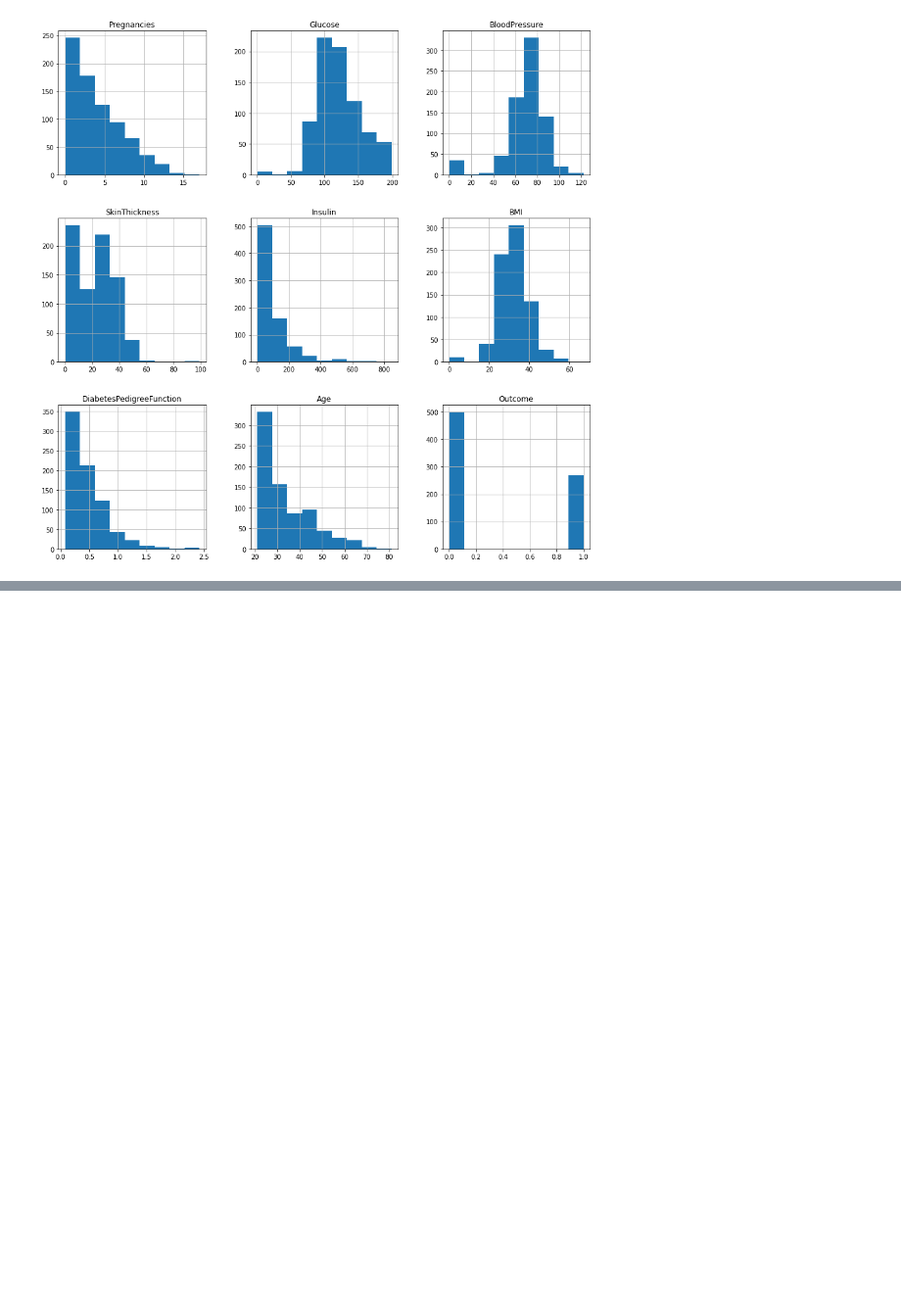
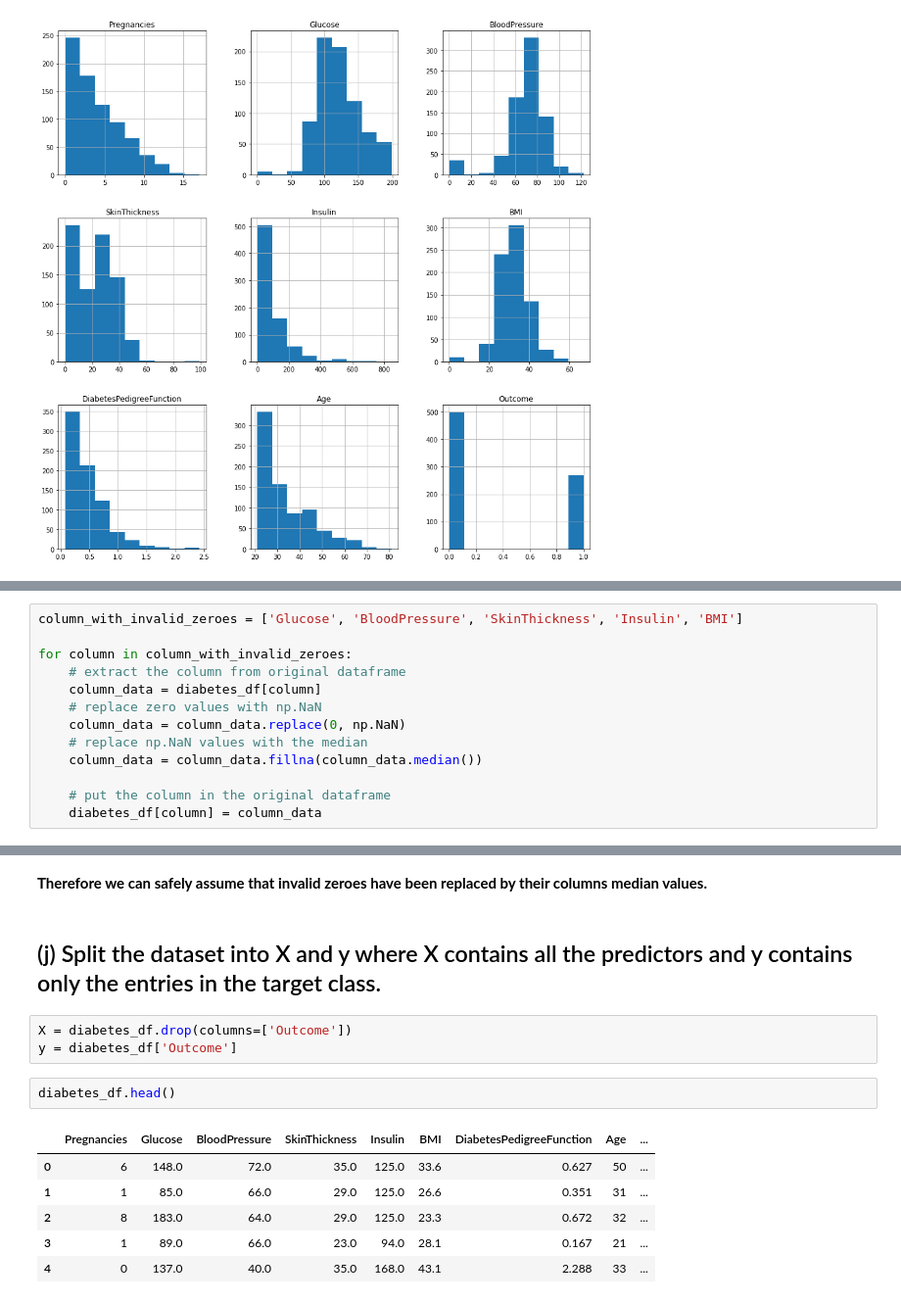
Before and after one commit to ferdouszislam/CSE445, a Jupyter notebook: midterm/Midterm CSE445.ipynb, the cells around one changed output, grey strips where cells are left out. Shown at 98% size. Saved outputs shown, nothing was run; the diff lists cells and outputs as text; blank space fills up the shorter version.

```diff
--- a/midterm/Midterm CSE445.ipynb
+++ b/midterm/Midterm CSE445.ipynb
@@ -161,0 +207,13 @@ plt.show()
+# %%
+column_with_invalid_zeroes = ['Glucose', 'BloodPressure', 'SkinThickness', 'Insulin', 'BMI']
+
+for column in column_with_invalid_zeroes:
+    # extract the column from original dataframe
+    column_data = diabetes_df[column]
+    # replace zero values with np.NaN
+    column_data = column_data.replace(0, np.NaN)
+    # replace np.NaN values with the median
+    column_data = column_data.fillna(column_data.median())
+
+    # put the column in the original dataframe
+    diabetes_df[column] = column_data
@@ -161,0 +230,16 @@ plt.show()
+# %% [markdown]
+**Therefore we can safely assume that invalid zeroes have been replaced by their columns median values.**
+# %% [markdown]
+## (j) Split the dataset into X and y where X contains all the predictors and y contains only the entries in the target class.
+# %%
+X = diabetes_df.drop(columns=['Outcome'])
+y = diabetes_df['Outcome']
+# %%
+diabetes_df.head()
+# %% [output]
+|  | Pregnancies | Glucose | BloodPressure | SkinThickness | Insulin | BMI | DiabetesPedigreeFunction | Age | ... |
+| 0 | 6 | 148.0 | 72.0 | 35.0 | 125.0 | 33.6 | 0.627 | 50 | ... |
+| 1 | 1 | 85.0 | 66.0 | 29.0 | 125.0 | 26.6 | 0.351 | 31 | ... |
+| 2 | 8 | 183.0 | 64.0 | 29.0 | 125.0 | 23.3 | 0.672 | 32 | ... |
+| 3 | 1 | 89.0 | 66.0 | 23.0 | 94.0 | 28.1 | 0.167 | 21 | ... |
+| 4 | 0 | 137.0 | 40.0 | 35.0 | 168.0 | 43.1 | 2.288 | 33 | ... |
```
Also changed, not shown: parts of 11 cells of this notebook.
